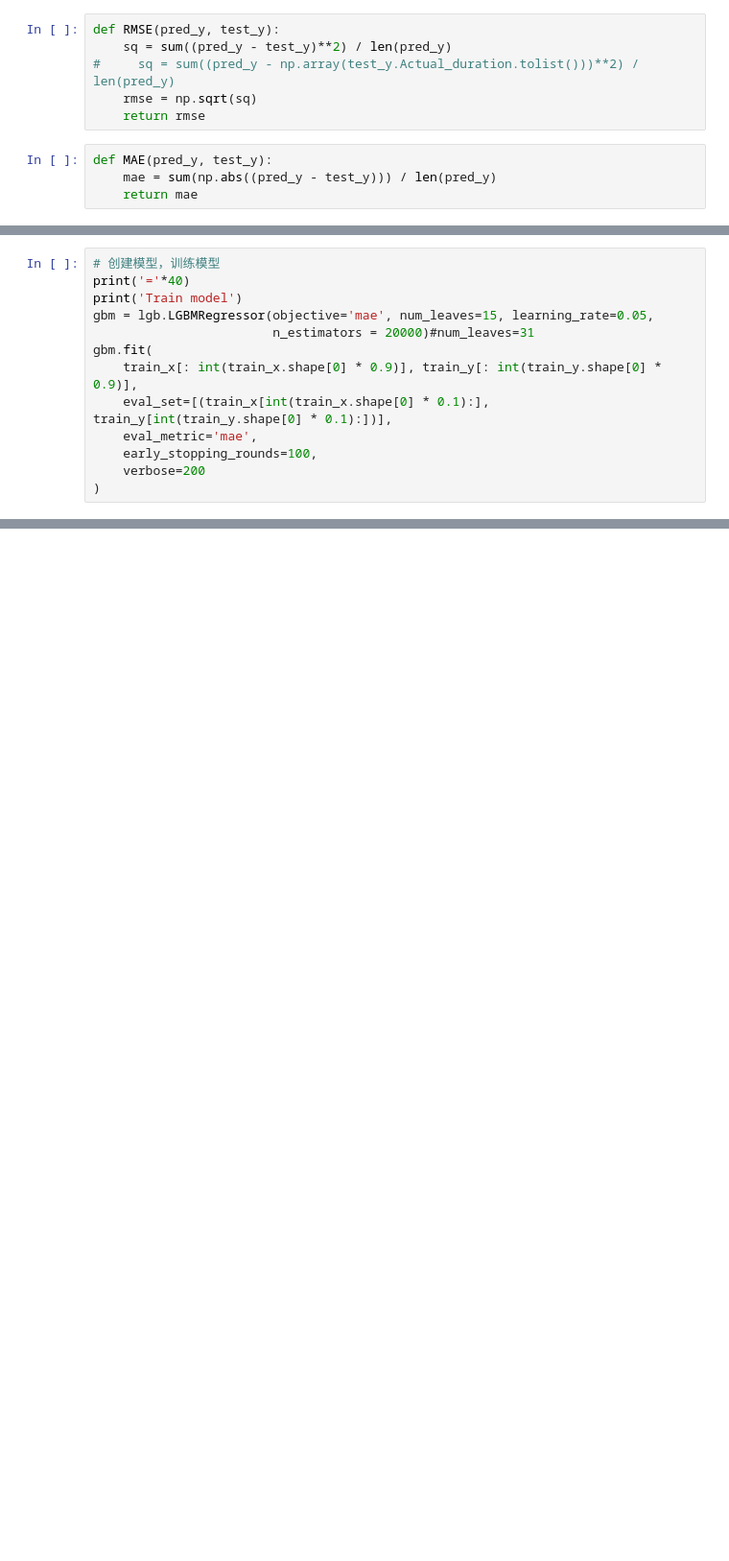
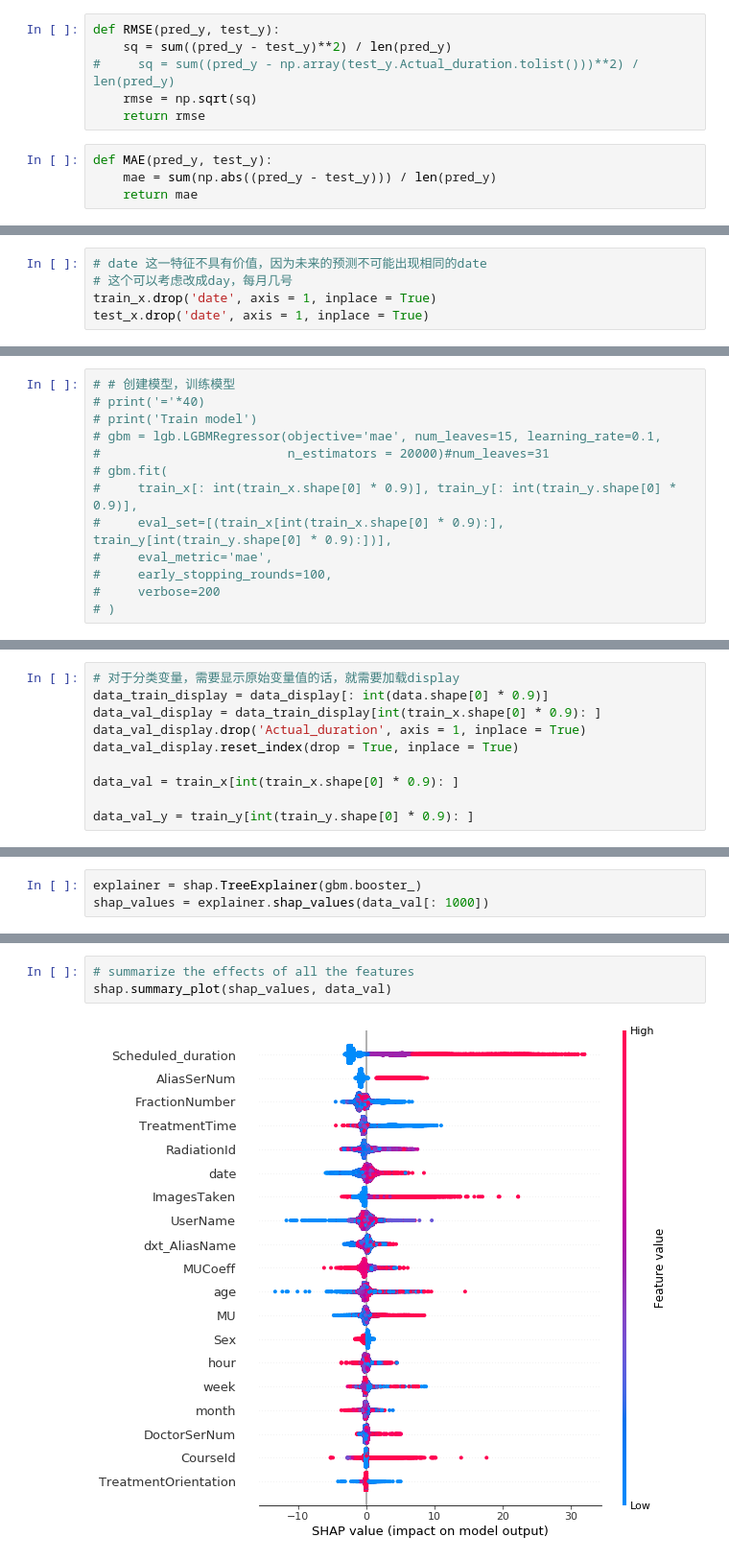
Before and after one commit to Alex2Yang97/waiting_time_project, a Jupyter notebook: code/数据预处理/ligthgbm_model.ipynb, the cells around one changed output, grey strips where cells are left out. Shown at 96% size. Cells and saved outputs as stored; diff of their text form; blank space fills up the shorter version.

```diff
--- a/code/数据预处理/ligthgbm_model.ipynb
+++ b/code/数据预处理/ligthgbm_model.ipynb
@@ -497,0 +83,5 @@ The shape of test_x is (55288, 19)
+# %%
+# date 这一特征不具有价值，因为未来的预测不可能出现相同的date
+# 这个可以考虑改成day，每月几号
+train_x.drop('date', axis = 1, inplace = True)
+test_x.drop('date', axis = 1, inplace = True)
@@ -500,13 +117,13 @@ mae 更好一点，rmse 和mse 可能会存在过拟合问题，测试结果的
 # %%
-# 创建模型，训练模型
-print('='*40)
-print('Train model')
-gbm = lgb.LGBMRegressor(objective='mae', num_leaves=15, learning_rate=0.05,
-                        n_estimators = 20000)#num_leaves=31
-gbm.fit(
-    train_x[: int(train_x.shape[0] * 0.9)], train_y[: int(train_y.shape[0] * 0.9)],
-    eval_set=[(train_x[int(train_x.shape[0] * 0.1):], train_y[int(train_y.shape[0] * 0.1):])],
-    eval_metric='mae',
-    early_stopping_rounds=100,
-    verbose=200
-)
+# # 创建模型，训练模型
+# print('='*40)
+# print('Train model')
+# gbm = lgb.LGBMRegressor(objective='mae', num_leaves=15, learning_rate=0.1,
+#                         n_estimators = 20000)#num_leaves=31
+# gbm.fit(
+#     train_x[: int(train_x.shape[0] * 0.9)], train_y[: int(train_y.shape[0] * 0.9)],
+#     eval_set=[(train_x[int(train_x.shape[0] * 0.9):], train_y[int(train_y.shape[0] * 0.9):])],
+#     eval_metric='mae',
+#     early_stopping_rounds=100,
+#     verbose=200
+# )
@@ -599,0 +302,10 @@ train_x_display = data_display.iloc[: int(0.9 * data.shape[0])]
+# %%
+# 对于分类变量，需要显示原始变量值的话，就需要加载display
+data_train_display = data_display[: int(data.shape[0] * 0.9)]
+data_val_display = data_train_display[int(train_x.shape[0] * 0.9): ]
+data_val_display.drop('Actual_duration', axis = 1, inplace = True)
+data_val_display.reset_index(drop = True, inplace = True)
+
+data_val = train_x[int(train_x.shape[0] * 0.9): ]
+
+data_val_y = train_y[int(train_y.shape[0] * 0.9): ]
@@ -599,0 +316,3 @@ train_x_display = data_display.iloc[: int(0.9 * data.shape[0])]
+# %%
+explainer = shap.TreeExplainer(gbm.booster_)
+shap_values = explainer.shap_values(data_val[: 1000])
@@ -599,0 +418,5 @@ train_x_display = data_display.iloc[: int(0.9 * data.shape[0])]
+# %%
+# summarize the effects of all the features
+shap.summary_plot(shap_values, data_val)
+# %% [output]
+[figure, added]
```
Also changed, not shown: parts of 63 cells of this notebook, 2 other files.
